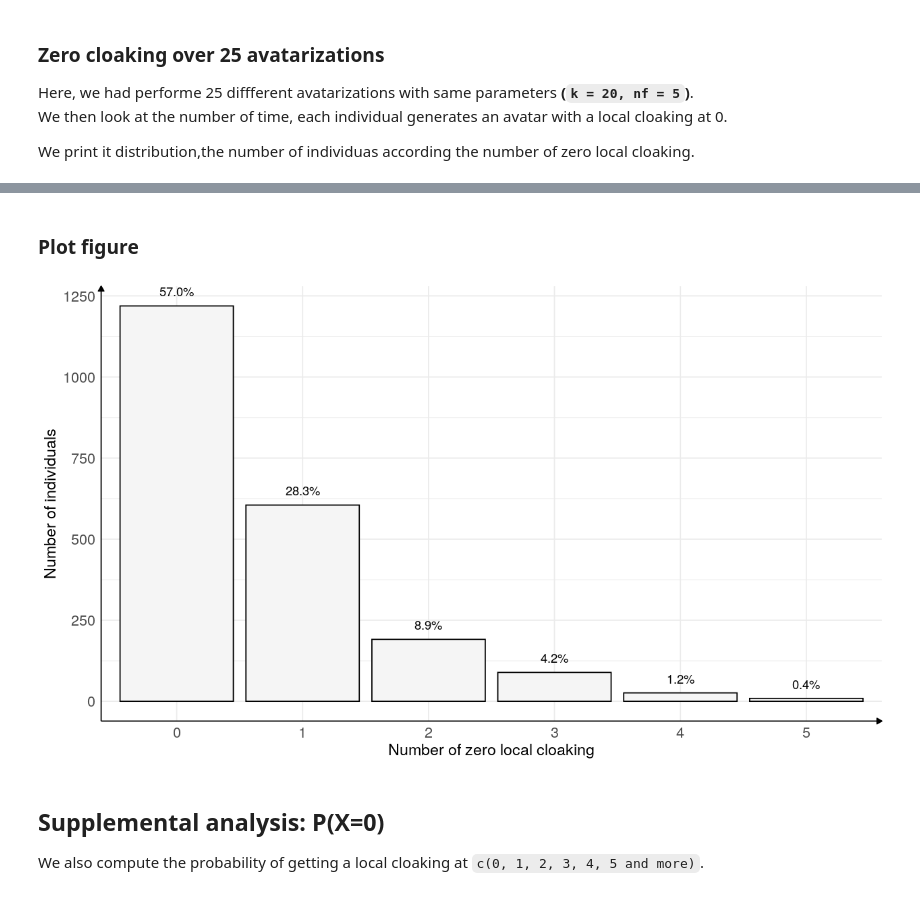
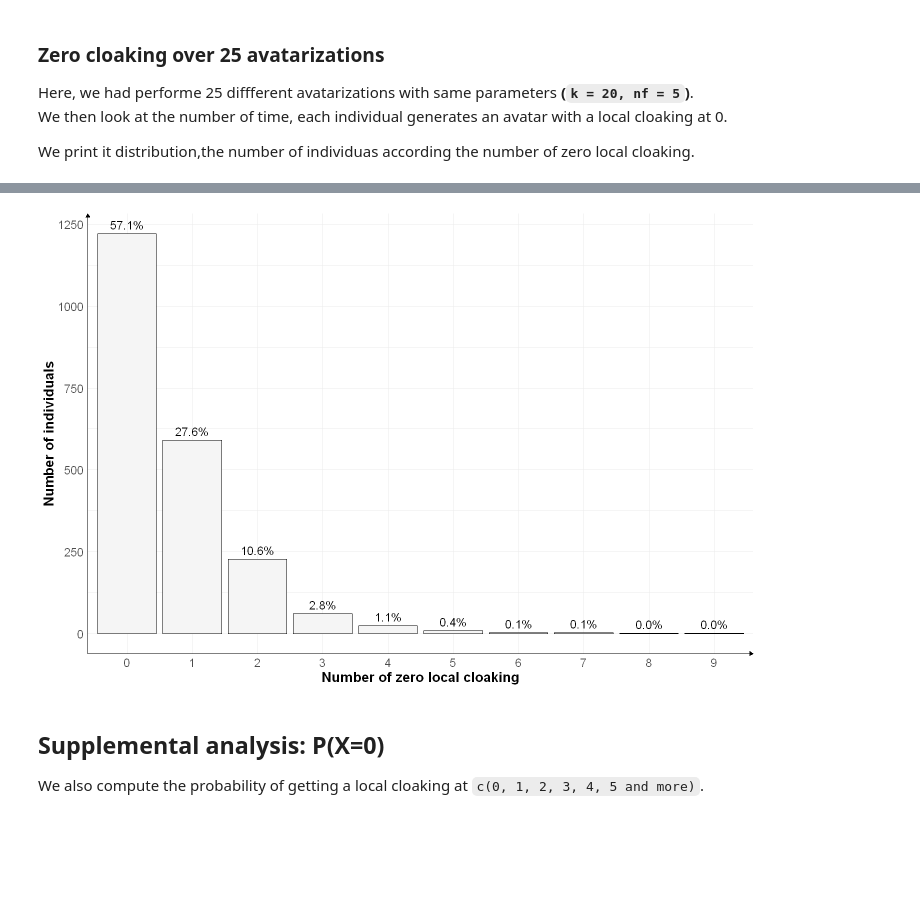
Before and after one commit to octopize/avatar-paper, a Jupyter notebook: notebooks/final_figure/messageAB_AIDS.ipynb, the cells around one changed output, grey strips where cells are left out. Cells and saved outputs as stored; diff of their text form; code cells hidden in the pictures; blank space fills up the shorter version.

```diff
--- a/notebooks/final_figure/messageAB_AIDS.ipynb
+++ b/notebooks/final_figure/messageAB_AIDS.ipynb
@@ -452,16 +353,17 @@ coord_original = pr$fit_transform(data, nf = 5L)[[1]]
 # %%
-
+# Computation time: about 2 minutes
+defaultW <- getOption("warn")
+options(warn = -1)
 df_local_cloaking_k2 <- data.frame(row.names = 1:nrow(data))
 for (k in unique(avatar_tot$iter)){
-
     avatar <- avatar_tot[avatar_tot$iter == k,]
-
-    avatar_imp <- complete(mice(avatar,m=1,maxit=50,seed=500, printFlag = FALSE),1)
+    avatar_imp <- complete(mice(avatar, m = 1, maxit = 50, seed = 500, printFlag = FALSE), 1)
     avatar$cd496 <- avatar_imp$cd496
 
-    coord_avatar = pr$transform(avatar[,1:(ncol(avatar) - 1)])
-    distances = py$record_to_avatar_distance(coord_original, coord_avatar)
+    coord_avatar <- pr$transform(avatar[, 1:(ncol(avatar) - 1)])
+    distances <- py$record_to_avatar_distance(coord_original, coord_avatar)
 
     local_cloaking <- py$local_cloaking(coord_original, coord_avatar, distances)
-    df_local_cloaking_k2[paste0("local_cloaking_", k, "_", 20)] <- local_cloaking$hit_counts[,1]
+    df_local_cloaking_k2[paste0("local_cloaking_", k, "_", 20)] <- local_cloaking$hit_counts[, 1]
 }
+options(warn = defaultW)
@@ -511,28 +370,19 @@ df_full$count = as.factor(df_full$count)
-# %% [markdown]
-### Plot figure
+# %%
+df_local_cloaking_k2_LC0 <- as.data.frame(table(rowSums(df_local_cloaking_k2 == 0)))
+df_local_cloaking_k2_LC0["Freq2"] <- paste0(formatC(df_local_cloaking_k2_LC0$Freq/sum(df_local_cloaking_k2_LC0$Freq)*100, format = "f", digits = 1), "%")
 # %%
-save = FALSE
-
-palette2 = rep(colors["original", "color"], 6)
-
-if (save) {
-    tiff(paste0(file_results, "aids_zeroCloaking_percentage.tiff"), res = 600, width = 18,
-        height = 14, units = "cm")
-}
-
-
-ggplot(df_full, aes(x = count, fill = count)) + geom_bar(colour = "black", show.legend = FALSE) +
-    geom_text(aes(label = sprintf("%.1f%%", round(after_stat(count/sum(count) * 100),
-        2))), stat = "count", vjust = -1) + ylab("Number of individuals") + xlab("Number of zero local cloaking") +
-    scale_fill_manual(values = palette2) + theme_minimal() + theme(axis.title = element_text(size = 14,
-    family = "Helvetica"), axis.text = element_text(size = 13, family = "Helvetica"),
-    axis.line = element_line(colour = "black", size = 0.5, linetype = "solid", arrow = arrow(type = "closed",
-        length = unit(5, "pt"))))
-if (save) {
-    dev.off()
-}
+options(repr.plot.width = 12, repr.plot.height = 8)
+ggplot(df_local_cloaking_k2_LC0, aes(x = as.factor(Var1), y = Freq)) +
+    geom_bar(stat = "identity", fill = colors["original", "color"], colour = "black", show.legend = FALSE) +
+    geom_text(aes(label = Freq2), stat = "identity", vjust = -0.5, size = 5) +
+    ylab("Number of individuals") +
+    xlab("Number of zero local cloaking") +
+    theme_minimal() +
+    theme(axis.title = element_text(size = 16, family = "sans", face = "bold"),
+          axis.text = element_text(size = 14, family = "sans"),
+          axis.line = element_line(colour = "black", size = 0.5, linetype = "solid", arrow = arrow(type = "closed", length = unit(5, "pt"))))
 # %% [output]
-[figure, old version]
+[figure, new version]
 # %% [markdown]
 ## Supplemental analysis: P(X=0)
 
```
Also changed, not shown: parts of 49 cells of this notebook, 2 other files.
